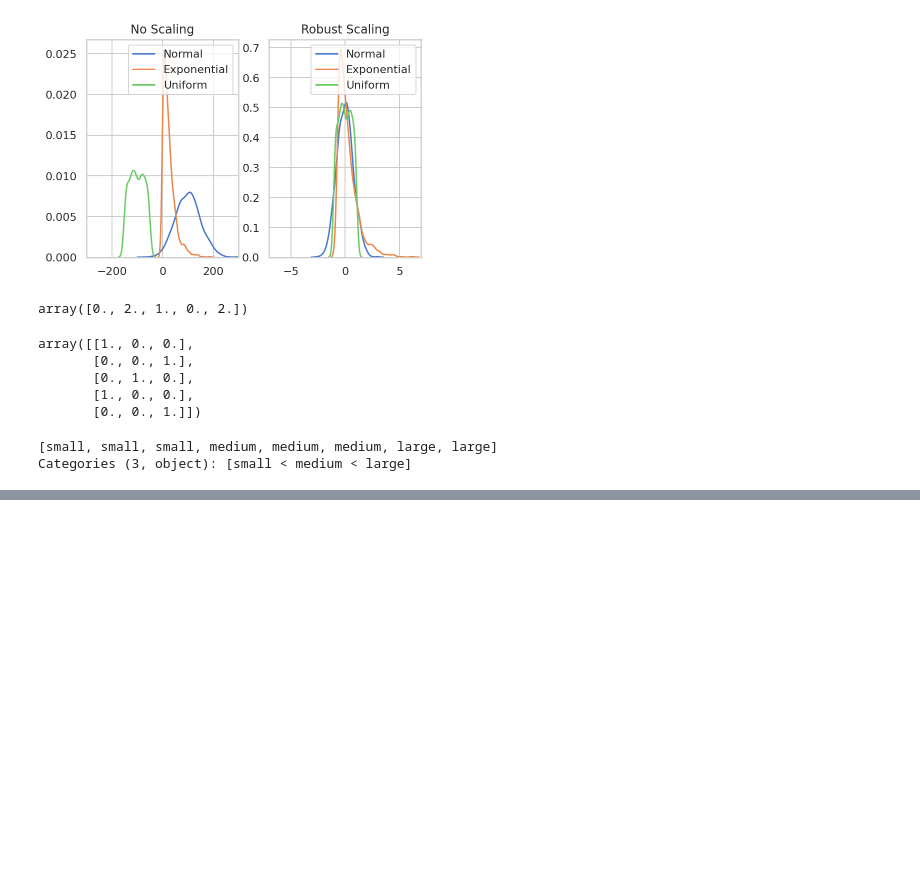
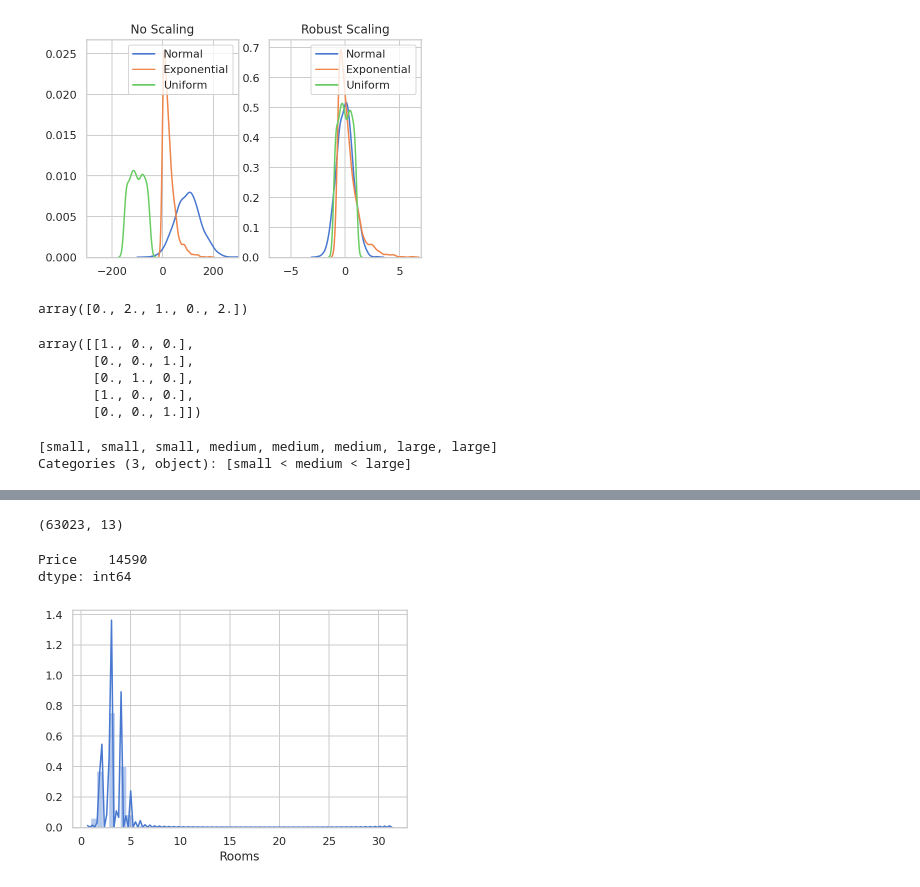
Before and after one commit to JavierOramas/HGML, a Jupyter notebook: lesson5.ipynb, the cells around one changed output, grey strips where cells are left out. Drawn from its saved outputs; the diff is of its cells as text; code cells hidden in the pictures; blank space fills up the shorter version.

```diff
--- a/lesson5.ipynb
+++ b/lesson5.ipynb
@@ -101,0 +115,17 @@ Categories (3, object): [small < medium < large]
+# %%
+df = pd.read_csv('assets/MELBOURNE_HOUSE.csv')
+df.shape
+# %% [output]
+(63023, 13)
+# %%
+missing = df.isnull().sum()
+missing[missing > 0].sort_values(ascending=False)
+# %% [output]
+Price    14590
+dtype: int64
+# %%
+df = df.dropna()
+# %%
+sns.distplot(df.Rooms.dropna());
+# %% [output]
+[figure, added]
```
Also changed, not shown: parts of 14 cells of this notebook.
